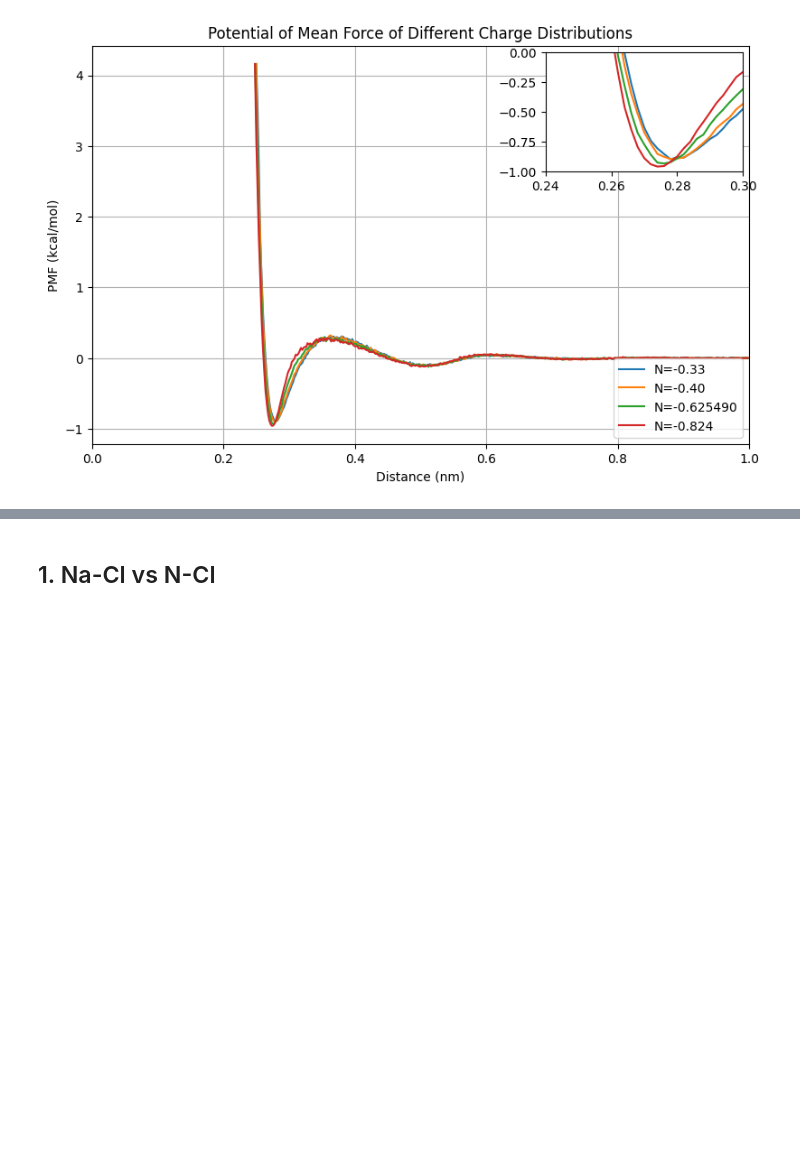
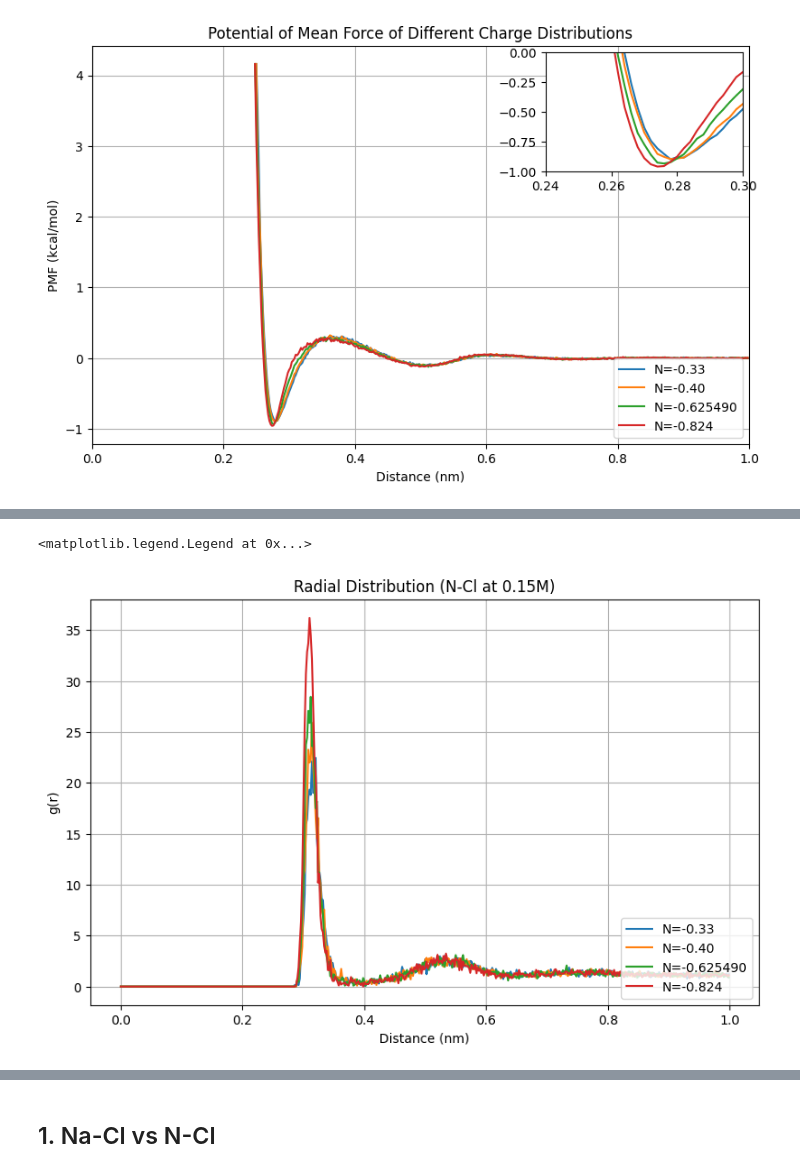
Before and after one commit to Heiley-W/project, a Jupyter notebook: RDF-analysis.ipynb, the cells around one changed output, grey strips where cells are left out. Saved outputs shown, nothing was run; the diff lists cells and outputs as text; code cells hidden in the pictures; blank space fills up the shorter version.

```diff
--- a/RDF-analysis.ipynb
+++ b/RDF-analysis.ipynb
@@ -161,0 +207,10 @@ Coordination number = 6.394
+# %%
+plot_settings("Radial Distribution (N-Cl at 0.15M)")
+plt_plot('rdf/charge0/rdf_n-cl.xvg', "N=-0.33")
+plt_plot('rdf/charge1/rdf_n-cl.xvg', "N=-0.40")
+plt_plot('rdf/charge2/rdf_n-cl.xvg', "N=-0.625490")
+plt_plot('rdf/charge3/rdf_n-cl.xvg', "N=-0.824")
+plt.legend(loc='lower right')
+# %% [output]
+<matplotlib.legend.Legend at 0x...>
+[figure, added]
```
Also changed, not shown: parts of 4 cells of this notebook.
